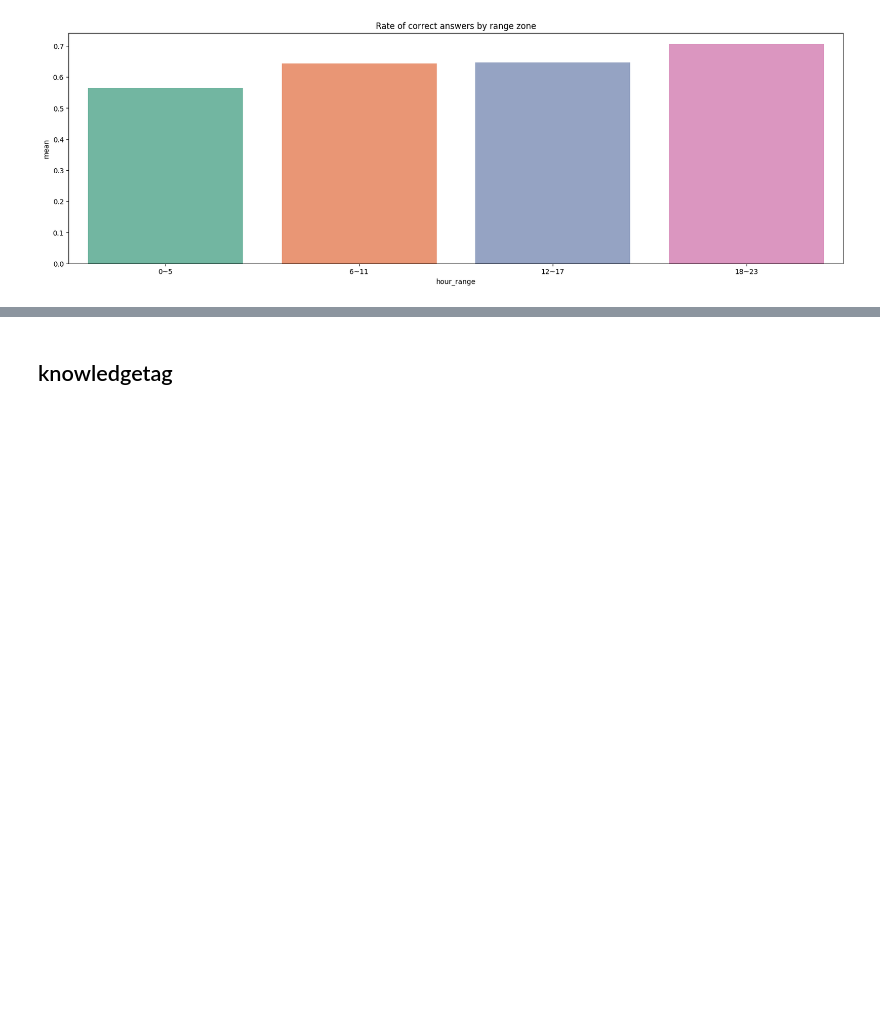
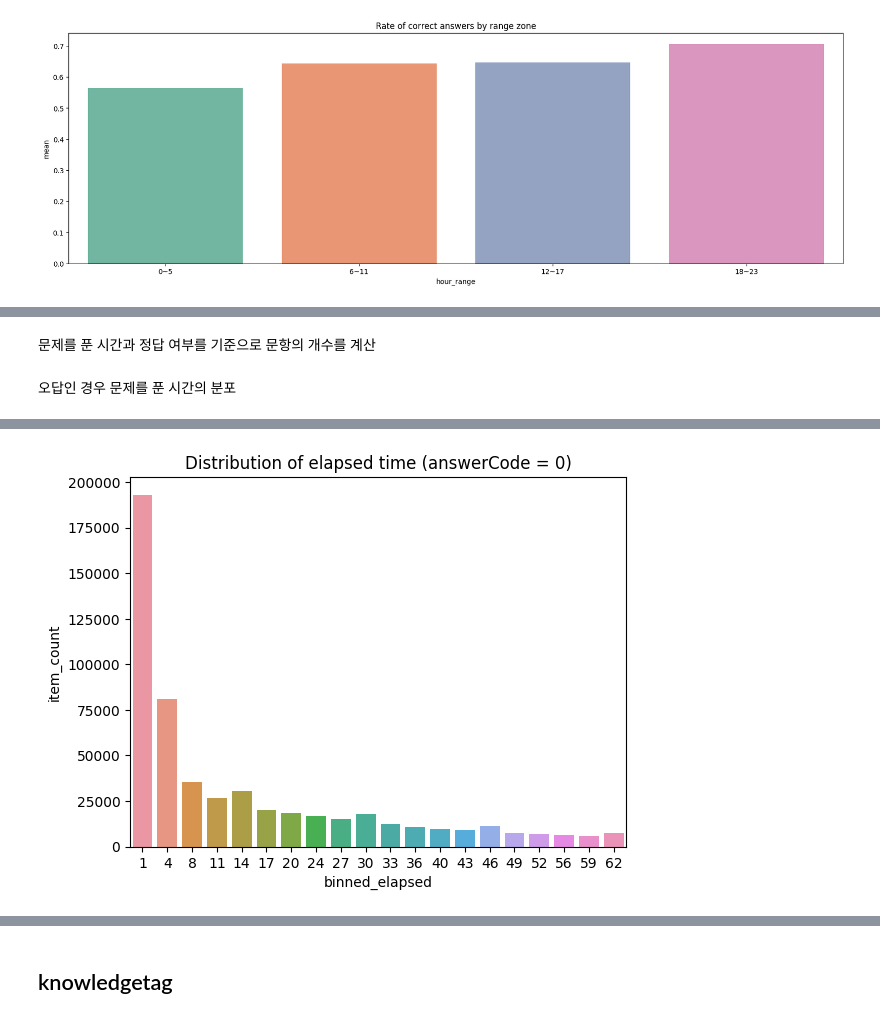
Before and after one commit to boostcampaitech5/level2_dkt-recsys-09, a Jupyter notebook: eda/eda_integration.ipynb, the cells around one changed output, grey strips where cells are left out. Cells and saved outputs as stored; diff of their text form; code cells hidden in the pictures; blank space fills up the shorter version.

Commit message:
Add EDA for Timestamp
- remove ourlier
- distribution of elapsed time by answerCode

```diff
--- a/eda/eda_integration.ipynb
+++ b/eda/eda_integration.ipynb
@@ -720,0 +729,13 @@ plt.show()
+# %%
+# IQR을 이용해 elapsed time의 uppeer bound 값을 초과하는 경우 nan 값으로 제거
+df_filter = df.copy()
+
+Q1 = df_filter['elapsed'].quantile(0.25)
+Q3 = df_filter['elapsed'].quantile(0.75)
+
+IQR = Q3 - Q1
+
+upper_bound = Q3 + 1.5*IQR
+
+idx = df_filter[df_filter['elapsed'] > upper_bound].index
+df_filter.loc[idx, 'elapsed'] = np.nan
@@ -720,0 +758,29 @@ plt.show()
+# %%
+# bin의 개수
+bins = 100
+
+df_filter['bins'] = pd.cut(
+    df_filter.elapsed,
+    [i * (df_filter.elapsed.max() - df_filter.elapsed.min()) / bins for i in range(bins)]
+)
+
+# bin의 label을 평균으로 지정
+df_filter['label'] = df_filter.bins.apply(lambda x: (x.left + x.right)//2)
+# %%
+# 전처리 및 이상치 제거 단계에서 이상치이거나 알 수 없는 값의 경우 nan값으로 채웠기 때문에 이를 drop
+df_filter = df_filter.dropna()
+
+df_filter['label'] = df_filter['label'].astype(int)
+# %% [markdown]
+문제를 푼 시간과 정답 여부를 기준으로 문항의 개수를 계산
+# %%
+label_answerCode_groupby  = df_filter.groupby(['label', 'answerCode']).agg({'assessmentItemID':'count'}).reset_index()
+label_answerCode_groupby.rename(columns={'label':'binned_elapsed', 'assessmentItemID':'item_count'}, inplace=True)
+# %% [markdown]
+오답인 경우 문제를 푼 시간의 분포
+# %%
+fig, ax = plt.subplots()
+
+ax.set_title("Distribution of elapsed time (answerCode = 0)")
+sns.barplot(data=label_answerCode_groupby[label_answerCode_groupby['answerCode'] == 0].head(20), x="binned_elapsed", y='item_count')
+# %% [output]
@@ -720,0 +788 @@ plt.show()
+[figure, added]
```
Also changed, not shown: parts of 11 cells of this notebook.
